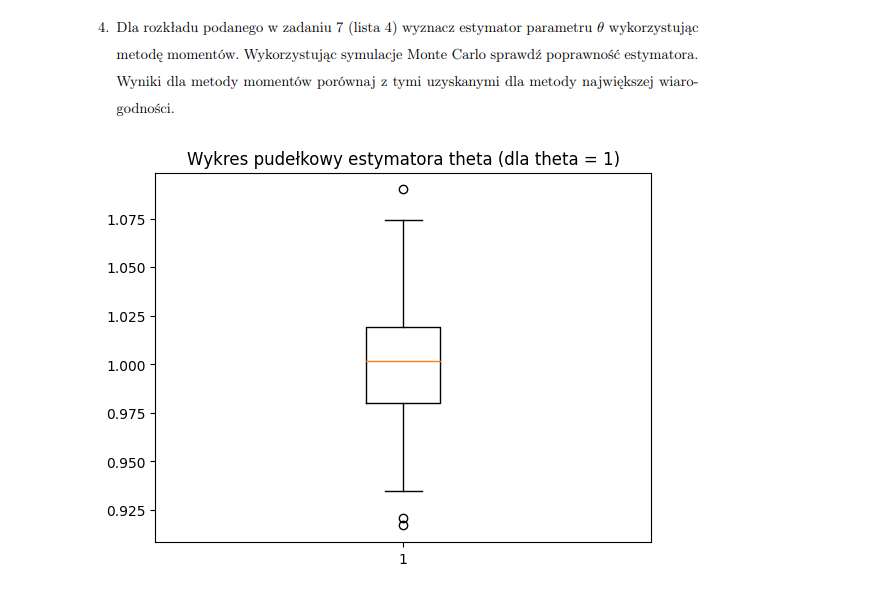
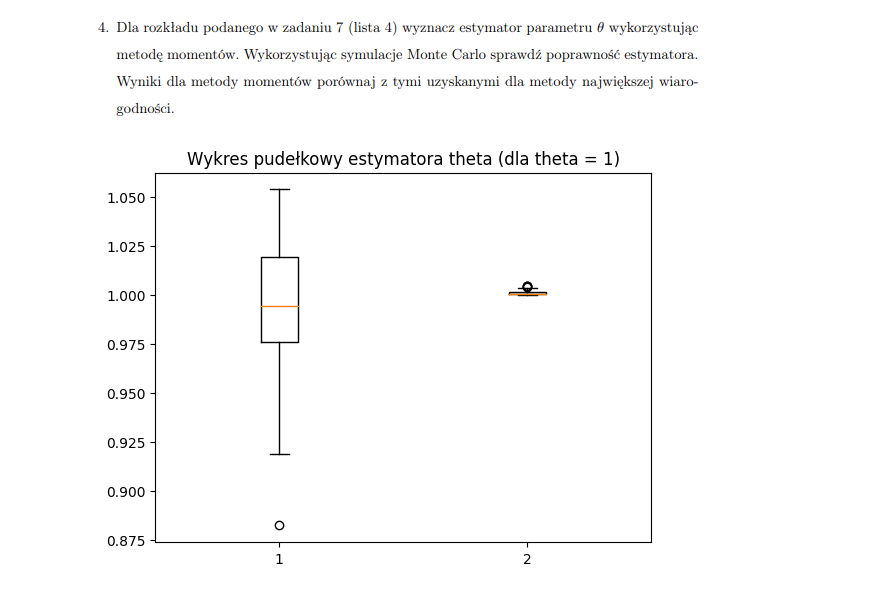
Before and after one commit to rafglo/Statystyka-stosowana, a Jupyter notebook: lista5.ipynb, the cells around one changed output. Cells and saved outputs as stored; diff of their text form; code cells hidden in the pictures.

```diff
--- a/lista5.ipynb
+++ b/lista5.ipynb
@@ -83,10 +83,11 @@ n_y = 1000
 theta = 1
 samples_y = [y_simul(n_y, theta) for n in range(n_samples)]
 # %%
-thetas = [np.mean(sam) - 1 for sam in samples_y]
+thetas_momenty = [np.mean(sam) - 1 for sam in samples_y]
+thetas_mnw = [np.min(sam) for sam in samples_y]
 # %%
-plt.boxplot(thetas)
+plt.boxplot([thetas_momenty, thetas_mnw])
 plt.title(f"Wykres pudełkowy estymatora theta (dla theta = {theta})")
 plt.show()
 # %% [output]
-[figure, old version]
+[figure, new version]
```
Also changed, not shown: parts of 9 cells of this notebook.
